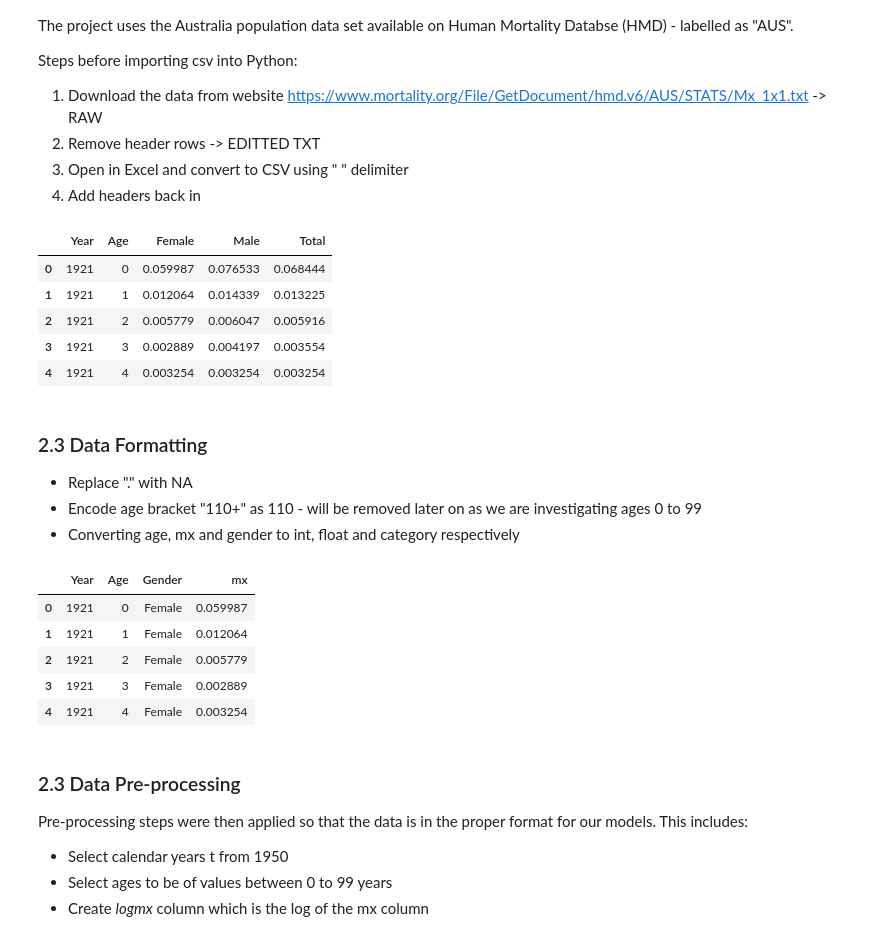
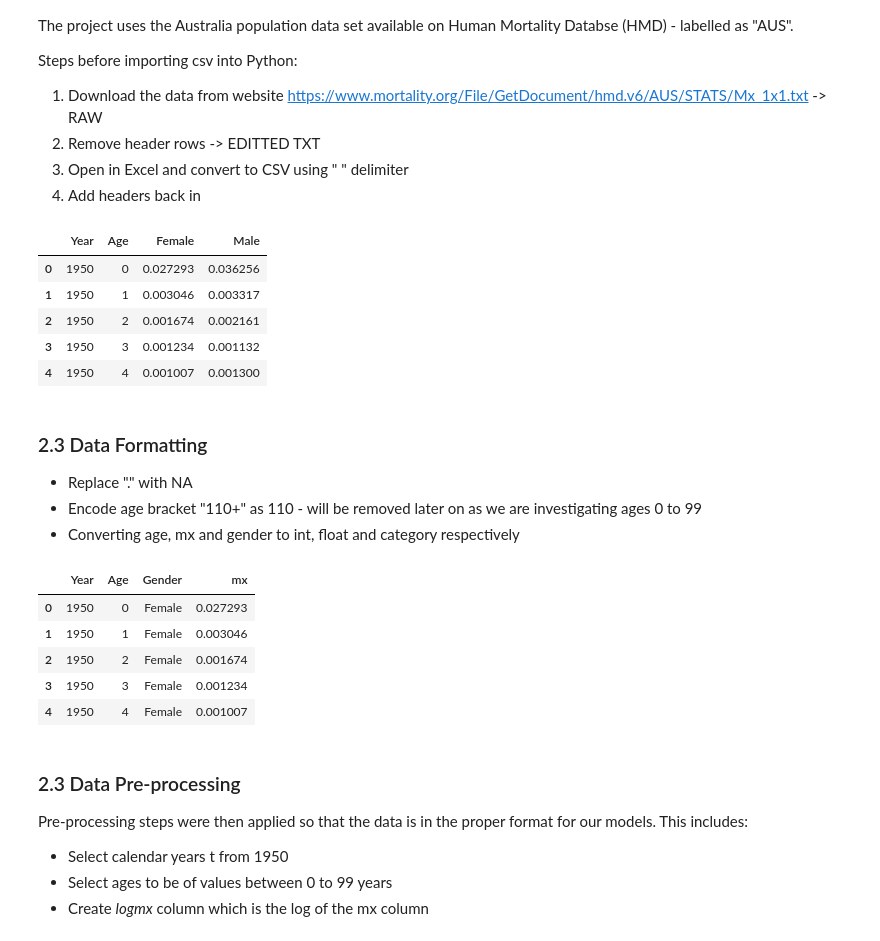
Before and after one commit to kchu1711/actl3143, a Jupyter notebook: assignment/assignment.ipynb, the cells around one changed output. Saved outputs shown, nothing was run; the diff lists cells and outputs as text; code cells hidden in the pictures.

```diff
--- a/assignment/assignment.ipynb
+++ b/assignment/assignment.ipynb
@@ -44,23 +47,23 @@ Steps before importing csv into Python:
 3. Open in Excel and convert to CSV using " " delimiter
 4. Add headers back in
 # %%
-country = 'AUS'
-gender = 'Female'
+country = 'CHE'
+gender = 'Male'
 
 all_mort = pd.read_csv(f"{country}_mort.csv")
 
 if (country == 'CHE'):
     all_mort.drop(columns = ['Country','imputed_flag','logmx'], inplace = True)
     all_mort = all_mort.pivot(index=['Year','Age'], columns='Gender')['mx'].reset_index()
     all_mort.columns.name = None
 all_mort.head()
 # %% [output]
-|  | Year | Age | Female | Male | Total |
-| 0 | 1921 | 0 | 0.059987 | 0.076533 | 0.068444 |
-| 1 | 1921 | 1 | 0.012064 | 0.014339 | 0.013225 |
-| 2 | 1921 | 2 | 0.005779 | 0.006047 | 0.005916 |
-| 3 | 1921 | 3 | 0.002889 | 0.004197 | 0.003554 |
-| 4 | 1921 | 4 | 0.003254 | 0.003254 | 0.003254 |
+|  | Year | Age | Female | Male |
+| 0 | 1950 | 0 | 0.027293 | 0.036256 |
+| 1 | 1950 | 1 | 0.003046 | 0.003317 |
+| 2 | 1950 | 2 | 0.001674 | 0.002161 |
+| 3 | 1950 | 3 | 0.001234 | 0.001132 |
+| 4 | 1950 | 4 | 0.001007 | 0.001300 |
 # %% [markdown]
 ### 2.3 Data Formatting
 - Replace "." with NA
@@ -87,11 +90,11 @@ all_mort.dtypes
 all_mort.head()
 # %% [output]
 |  | Year | Age | Gender | mx |
-| 0 | 1921 | 0 | Female | 0.059987 |
-| 1 | 1921 | 1 | Female | 0.012064 |
-| 2 | 1921 | 2 | Female | 0.005779 |
-| 3 | 1921 | 3 | Female | 0.002889 |
-| 4 | 1921 | 4 | Female | 0.003254 |
+| 0 | 1950 | 0 | Female | 0.027293 |
+| 1 | 1950 | 1 | Female | 0.003046 |
+| 2 | 1950 | 2 | Female | 0.001674 |
+| 3 | 1950 | 3 | Female | 0.001234 |
+| 4 | 1950 | 4 | Female | 0.001007 |
 # %% [markdown]
 ### 2.3 Data Pre-processing
 Pre-processing steps were then applied so that the data is in the proper format for our models. This includes:
```
Also changed, not shown: parts of 30 cells of this notebook.
